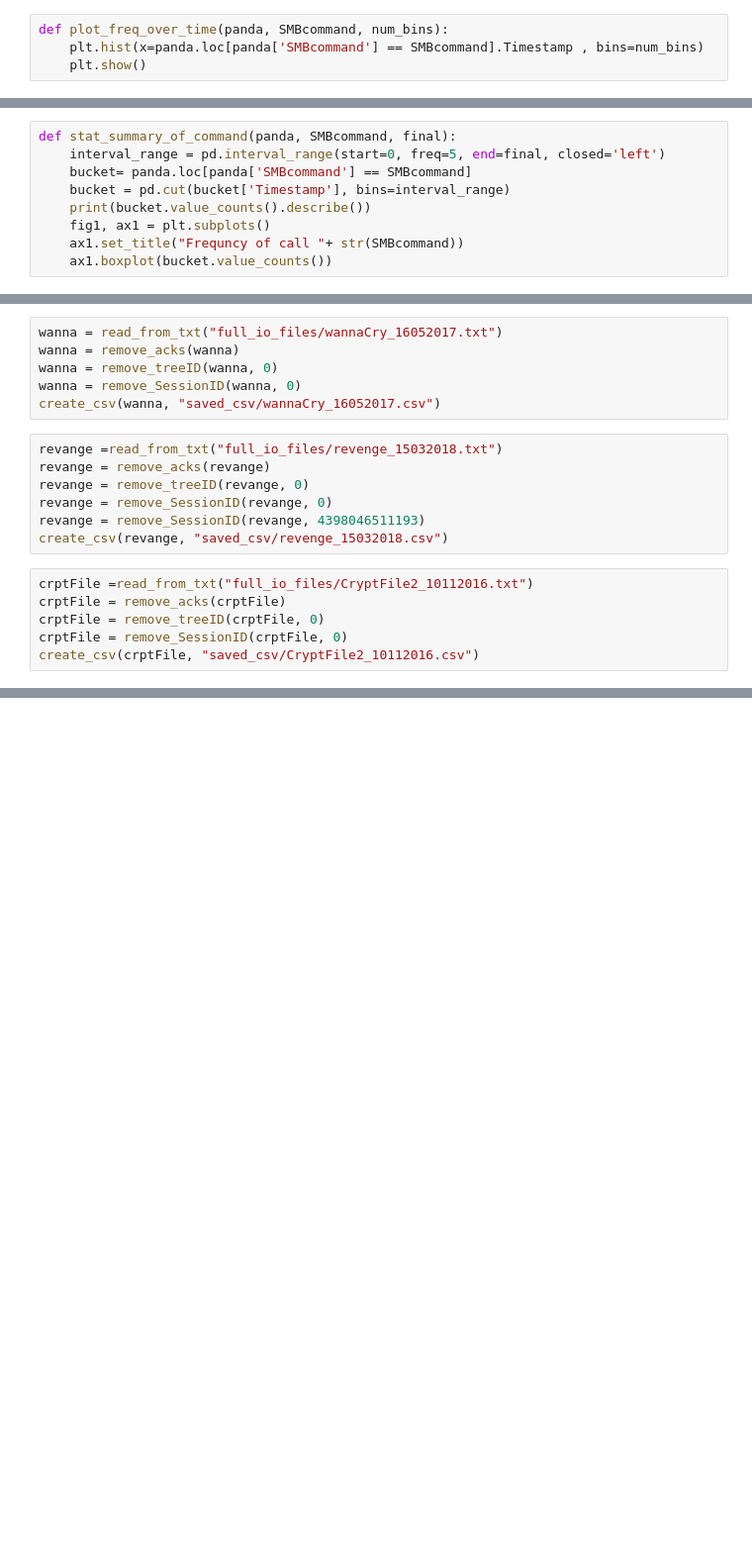
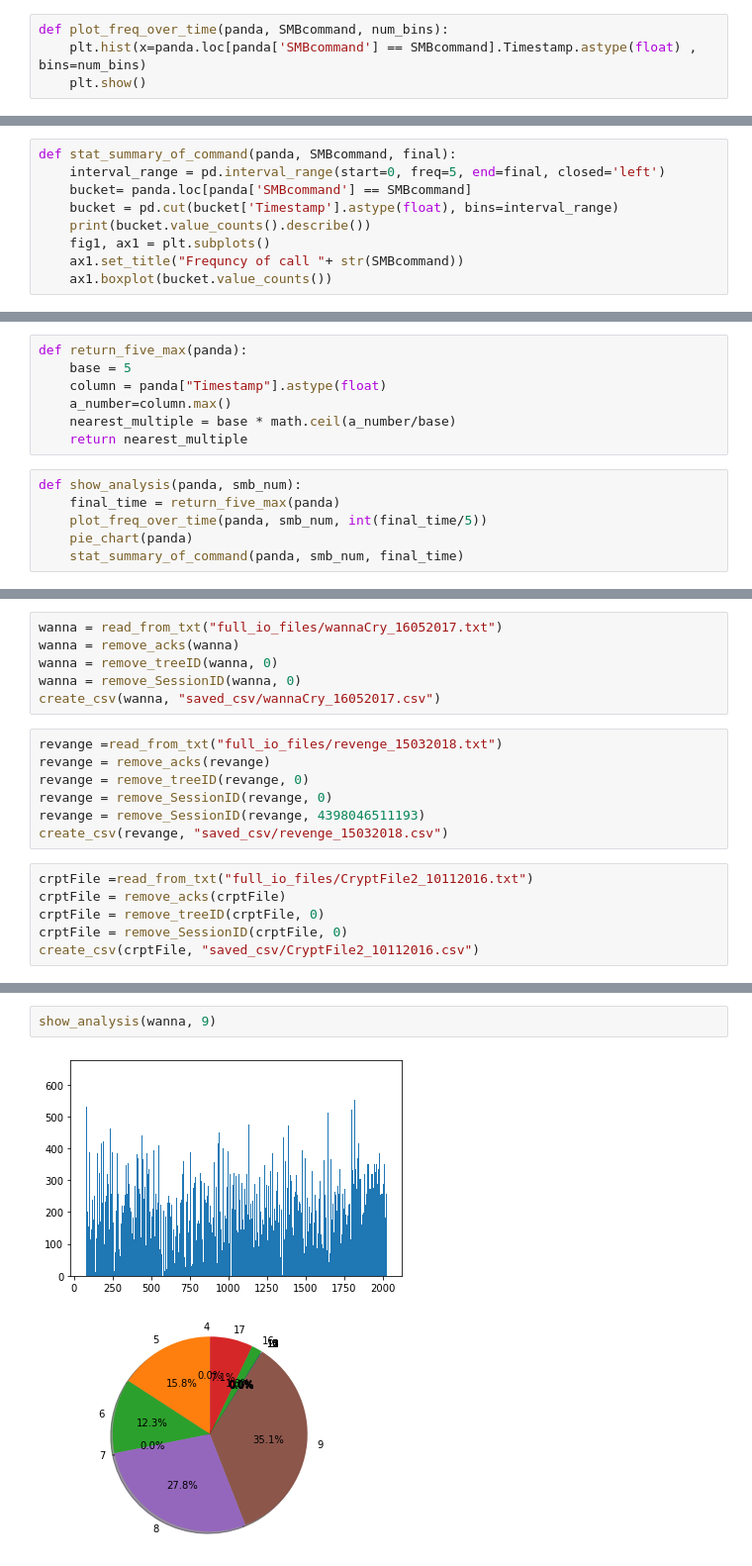
Before and after one commit to cdlewis4553/log_analysis, a Jupyter notebook: pd.ipynb, the cells around one changed output, grey strips where cells are left out. Shown: that part at 99% size. Cells and saved outputs as stored; diff of their text form; blank space fills up the shorter version.

```diff
--- a/pd.ipynb
+++ b/pd.ipynb
@@ -23,7 +24,7 @@ def create_csv(panda, file_name):
     panda.to_csv(file_name, index=False)
 # %%
 def plot_freq_over_time(panda, SMBcommand, num_bins):
-    plt.hist(x=panda.loc[panda['SMBcommand'] == SMBcommand].Timestamp , bins=num_bins)
+    plt.hist(x=panda.loc[panda['SMBcommand'] == SMBcommand].Timestamp.astype(float) , bins=num_bins)
     plt.show()
 # %%
 def pie_chart(panda):
@@ -53,7 +54,7 @@ def pie_chart(panda):
 def stat_summary_of_command(panda, SMBcommand, final):
     interval_range = pd.interval_range(start=0, freq=5, end=final, closed='left')
     bucket= panda.loc[panda['SMBcommand'] == SMBcommand]
-    bucket = pd.cut(bucket['Timestamp'], bins=interval_range)
+    bucket = pd.cut(bucket['Timestamp'].astype(float), bins=interval_range)
     print(bucket.value_counts().describe())
     fig1, ax1 = plt.subplots()
     ax1.set_title("Frequncy of call "+ str(SMBcommand))
@@ -70,5 +71,18 @@ def percentage_of_call(panda, SMBcommand):
 def show_all_percentage(panda):
     for x in range(0, 19):
         percentage_of_call(panda, x)
+# %%
+def return_five_max(panda):
+    base = 5
+    column = panda["Timestamp"].astype(float)
+    a_number=column.max()
+    nearest_multiple = base * math.ceil(a_number/base)
+    return nearest_multiple
+# %%
+def show_analysis(panda, smb_num):
+    final_time = return_five_max(panda)
+    plot_freq_over_time(panda, smb_num, int(final_time/5))
+    pie_chart(panda)
+    stat_summary_of_command(panda, smb_num, final_time)
 # %%
 sopa = read_from_txt("full_io_files/Spora_17052017.txt")
@@ -171,0 +279,5 @@ percentage 0.003127053669222344
+# %%
+show_analysis(wanna, 9)
+# %% [output]
+[figure, added]
+[figure, added]
```
Also changed, not shown: parts of 53 cells of this notebook.
